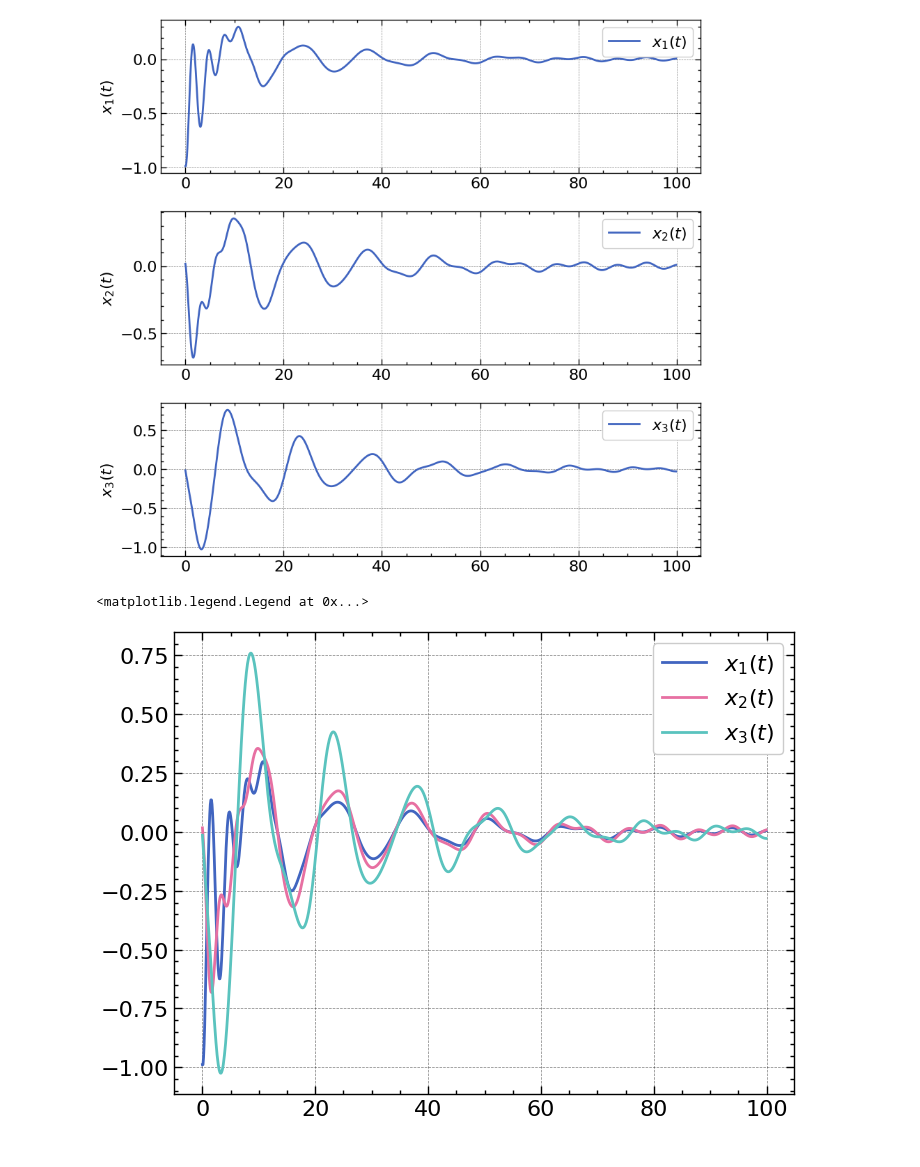
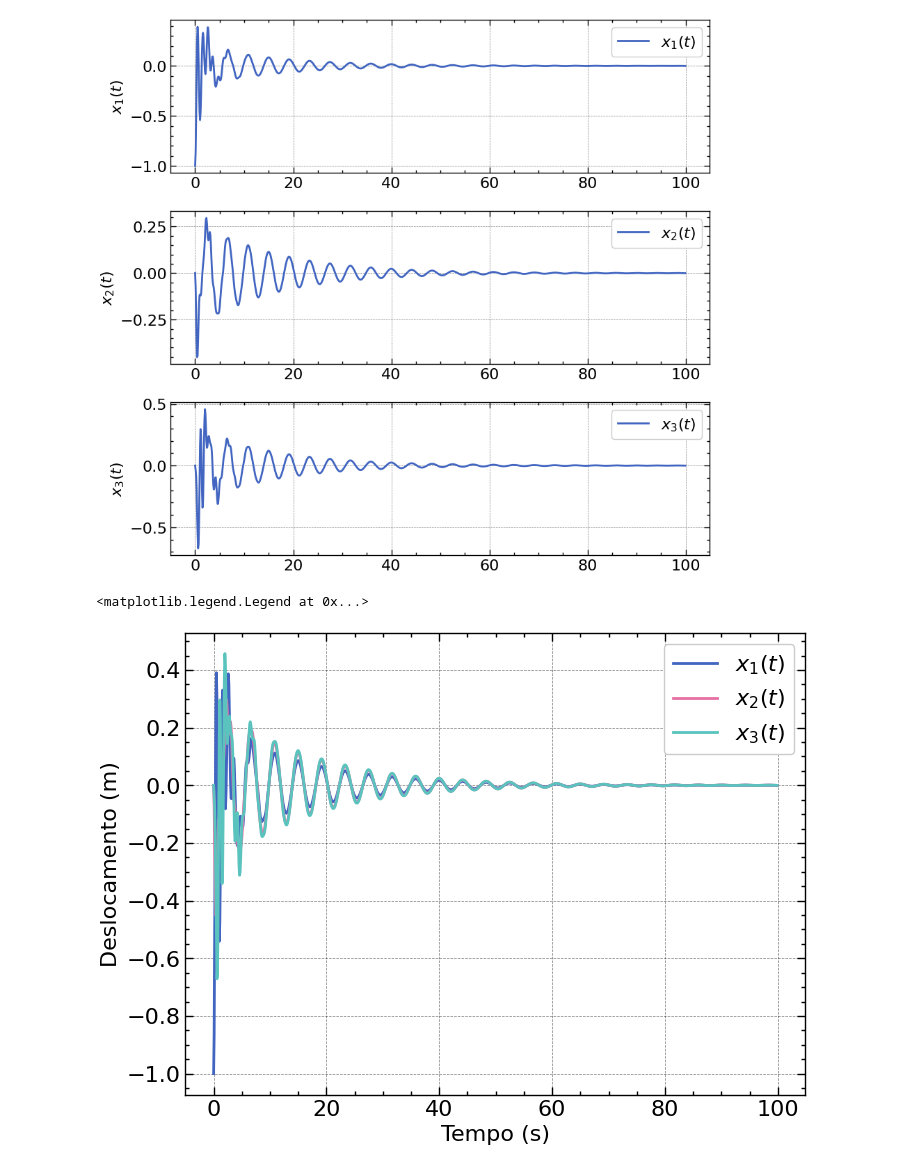
Before and after one commit to miguellrodrigues/dinamica_veicular, a Jupyter notebook: analise_modal.ipynb, the cells around one changed output. Cells and saved outputs as stored; diff of their text form; code cells hidden in the pictures.

```diff
--- a/analise_modal.ipynb
+++ b/analise_modal.ipynb
@@ -14,15 +14,15 @@ plt.style.use([
     'retro'
 ])
 # %%
-mass = 4 # kg
+mass = 400 # kg
 
-k1 = 4 # N/m
-k2 = 9 # N/m
-k3 = 1 # N/m
+k1 = 4000  # N/m
+k2 = 9000  # N/m
+k3 = 10000 # N/m
 
-c1 = 2.4 # Ns/m
-c2 = .2 # Ns/m
-c3 = .1 # Ns/m
+c1 = 260 # Ns/m
+c2 = 200 # Ns/m
+c3 = 100 # Ns/m
 
 M = Matrix([
     [mass, 0, 0],
@@ -167,13 +167,13 @@ r = []
 
 forced_response_forces = Matrix([
     [.0],
-    [.1],
+    [.0],
     [.0]
 ])
 
 B = Matrix([
     [0, 0, 0],
-    [0, 1, 0],
+    [0, 0, 0],
     [0, 0, 0]
 ])
 
@@ -254,17 +254,20 @@ for i in range(N):
 
 plt.savefig('imagens/forced_response.png', dpi=300)
 # %% [output]
-[figure, old version]
+[figure, new version]
 # %%
 plt.figure()
 
 for i in range(N):
     plt.plot(time[:idx], xi[i][:idx], label=f'$x_{i+1}(t)$')
 
+plt.xlabel('Tempo (s)')
+plt.ylabel('Deslocamento (m)')
+
 plt.legend()
 # %% [output]
 <matplotlib.legend.Legend at 0x...>
-[figure, old version]
+[figure, new version]
 # %%
 def fft(signal, sampling_time):
     fft = np.fft.fft(signal)
```
Also changed, not shown: parts of 9 cells of this notebook, 1 other file.
